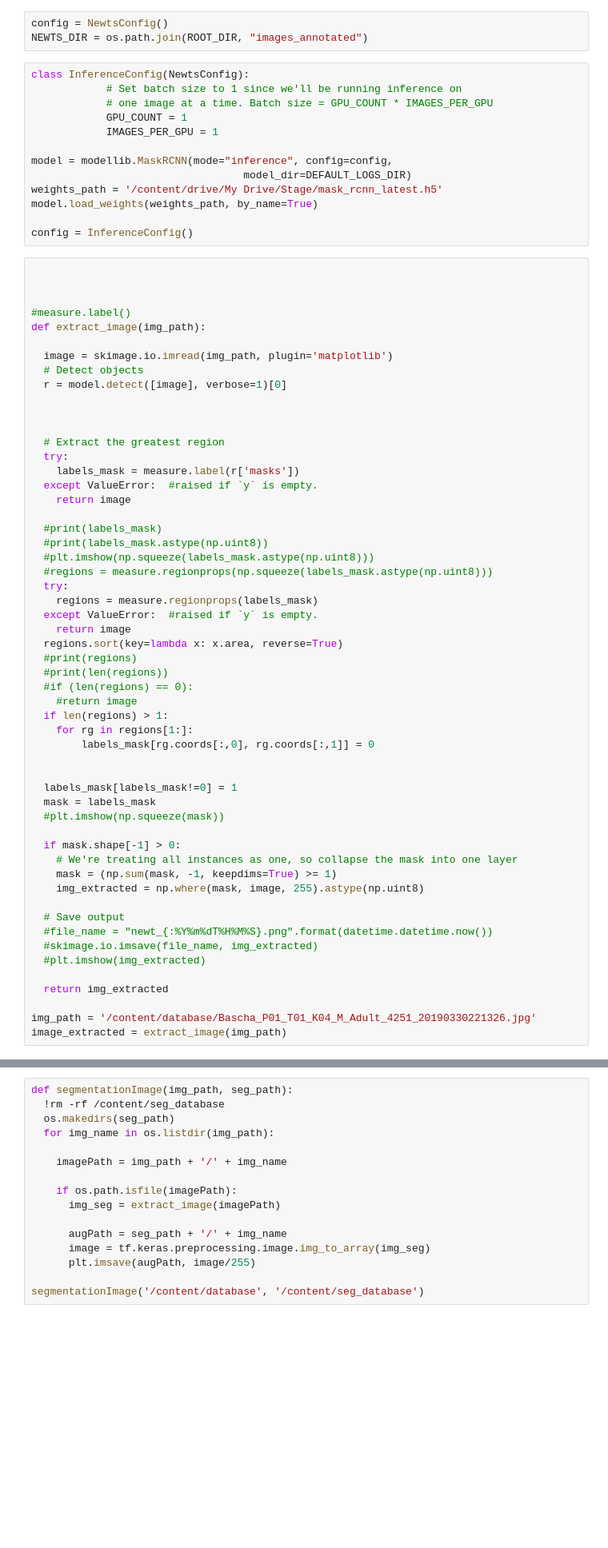
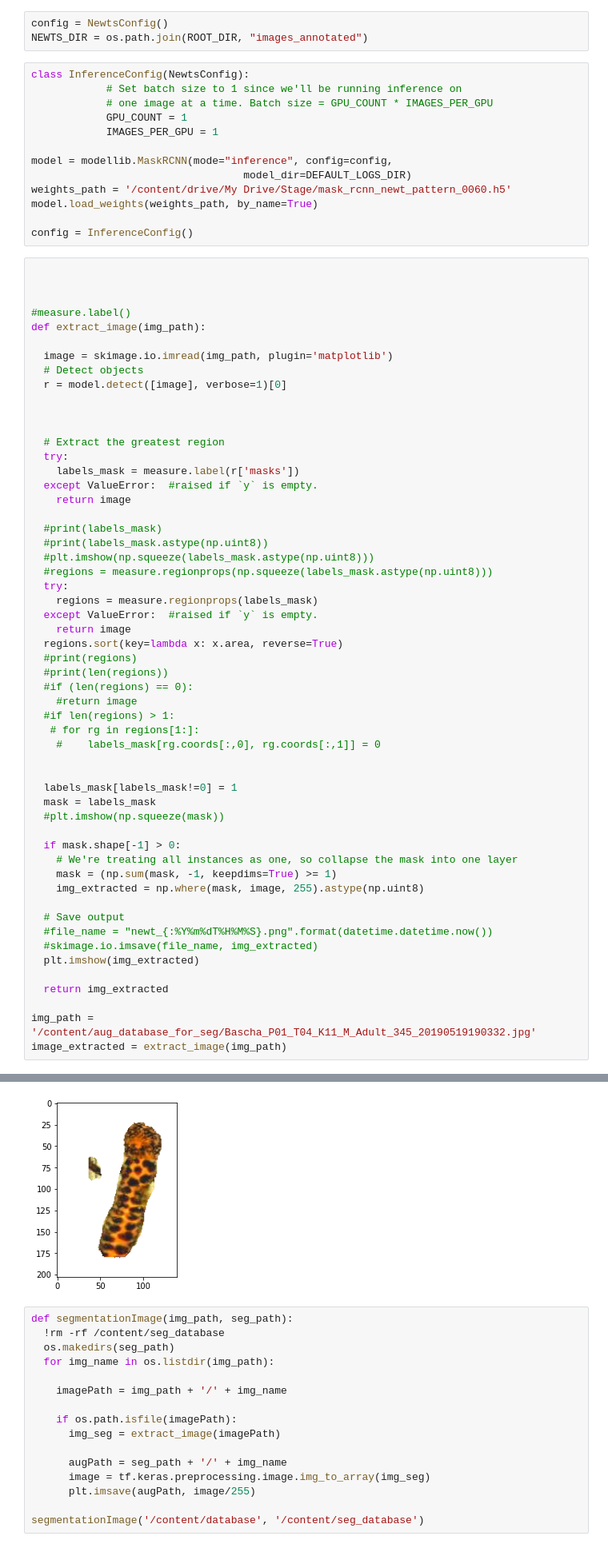
Before and after one commit to GuillaumeMagnette/Stage_Tritons, a Jupyter notebook: Implémentation_Triplet_loss_stage2.ipynb, the cells around one changed output, grey strips where cells are left out. Shown at 80% size. Saved outputs shown, nothing was run; the diff lists cells and outputs as text; blank space fills up the shorter version.

```diff
--- a/Implémentation_Triplet_loss_stage2.ipynb
+++ b/Implémentation_Triplet_loss_stage2.ipynb
@@ -249,7 +241,7 @@ class InferenceConfig(NewtsConfig):
 
 model = modellib.MaskRCNN(mode="inference", config=config,
                                   model_dir=DEFAULT_LOGS_DIR)
-weights_path = '/content/drive/My Drive/Stage/mask_rcnn_latest.h5'
+weights_path = '/content/drive/My Drive/Stage/mask_rcnn_newt_pattern_0060.h5'
 model.load_weights(weights_path, by_name=True)
 
 config = InferenceConfig()
@@ -285,9 +277,9 @@ def extract_image(img_path):
   #print(len(regions))
   #if (len(regions) == 0):
     #return image
-  if len(regions) > 1:
-    for rg in regions[1:]:
-        labels_mask[rg.coords[:,0], rg.coords[:,1]] = 0
+  #if len(regions) > 1:
+   # for rg in regions[1:]:
+    #    labels_mask[rg.coords[:,0], rg.coords[:,1]] = 0
 
 
   labels_mask[labels_mask!=0] = 1
@@ -302,11 +294,11 @@ def extract_image(img_path):
   # Save output
   #file_name = "newt_{:%Y%m%dT%H%M%S}.png".format(datetime.datetime.now())
   #skimage.io.imsave(file_name, img_extracted)
-  #plt.imshow(img_extracted)
+  plt.imshow(img_extracted)
 
   return img_extracted
 
-img_path = '/content/database/Bascha_P01_T01_K04_M_Adult_4251_20190330221326.jpg'
+img_path = '/content/aug_database_for_seg/Bascha_P01_T04_K11_M_Adult_345_20190519190332.jpg'
 image_extracted = extract_image(img_path)
 # %% [output]
 Processing 1 images
@@ -314,6 +306,7 @@ image                    shape: (276, 92, 3)          min:    0.00000  max:  255
 molded_images            shape: (1, 1024, 1024, 3)    min: -123.70000  max:  151.10000  float64
 image_metas              shape: (1, 14)               min:    0.00000  max: 1024.00000  float64
 anchors                  shape: (1, 261888, 4)        min:   -0.35390  max:    1.29134  float32
+[figure, added]
 # %%
 def segmentationImage(img_path, seg_path):
   !rm -rf /content/seg_database
```
Also changed, not shown: parts of 6 cells of this notebook.
